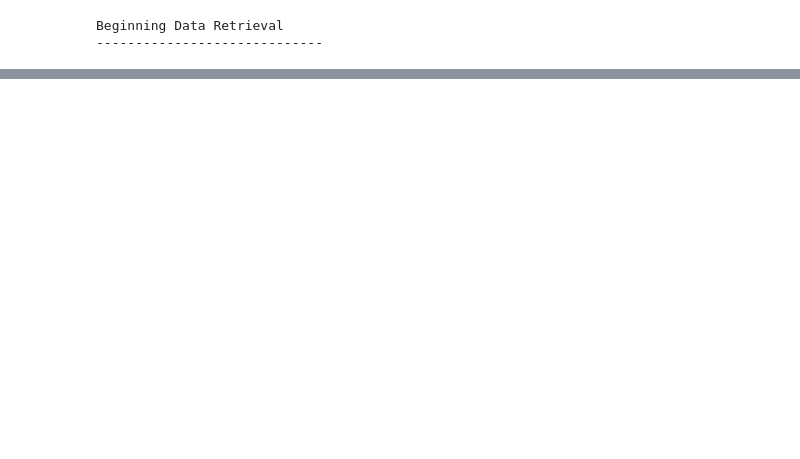
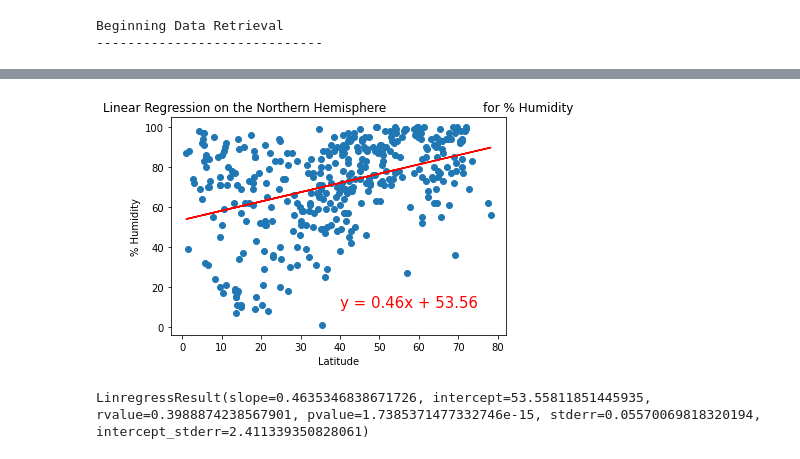
Before and after one commit to tkirk70/World_Weather_Analysis, a Jupyter notebook: WeatherPy.ipynb, the cells around one changed output, grey strips where cells are left out. Drawn from its saved outputs; the diff is of its cells as text; code cells hidden in the pictures; blank space fills up the shorter version.

```diff
--- a/WeatherPy.ipynb
+++ b/WeatherPy.ipynb
@@ -291,0 +495,14 @@ plt.show()
+# %%
+# Linear regression on the Northern Hemisphere
+x_values = northern_hemi_df["Lat"]
+y_values = northern_hemi_df["Humidity"]
+# Call the function.
+plot_linear_regression(x_values, y_values,
+                       'Linear Regression on the Northern Hemisphere \
+                        for % Humidity', '% Humidity',(40,10))
+# %% [output]
+[figure, added]
+# %%
+linregress(x_values, y_values)
+# %% [output]
+LinregressResult(slope=0.4635346838671726, intercept=53.55811851445935, rvalue=0.3988874238567901, pvalue=1.7385371477332746e-15, stderr=0.05570069818320194, intercept_stderr=2.411339350828061)
```
Also changed, not shown: parts of 60 cells of this notebook, 5 other files.
